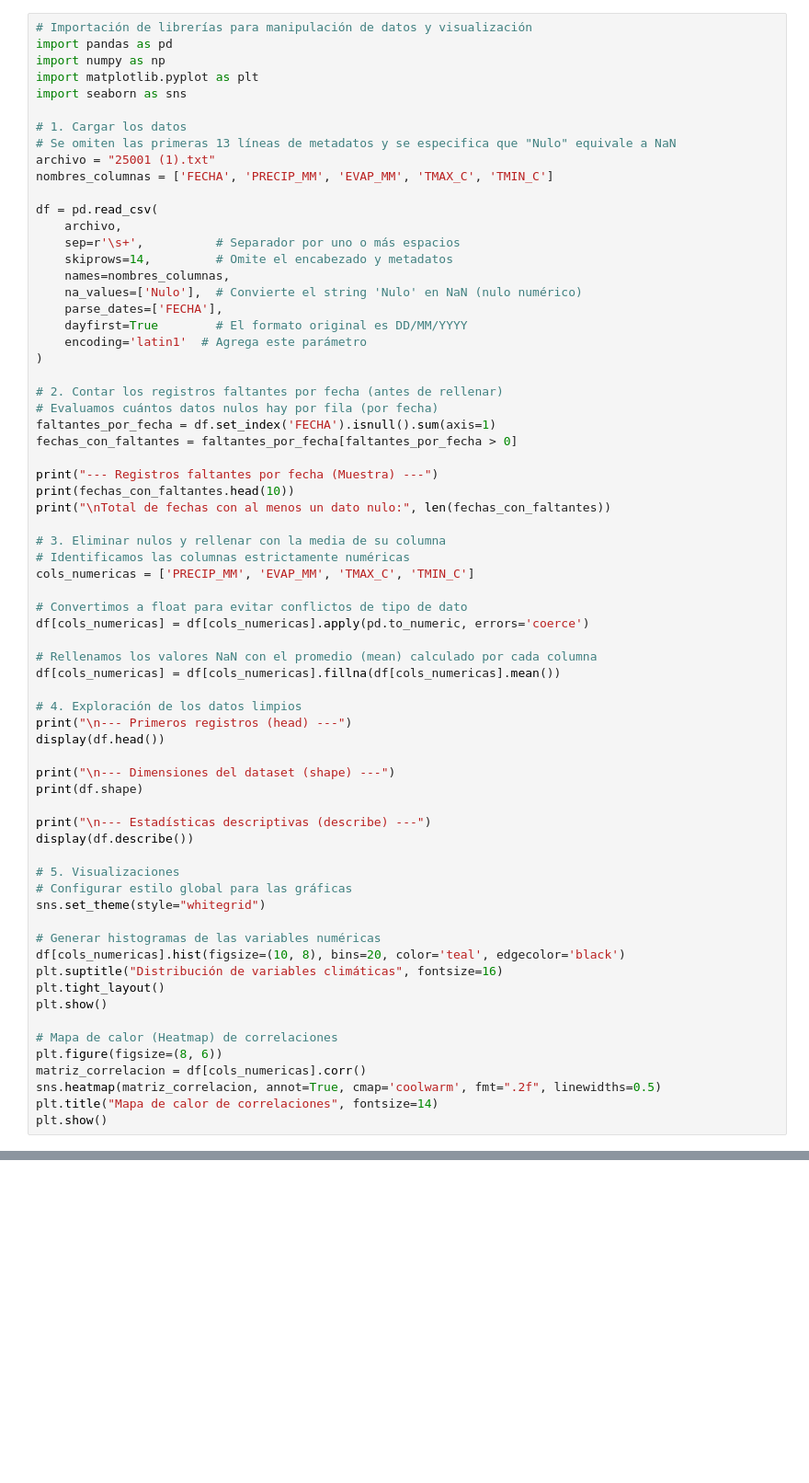
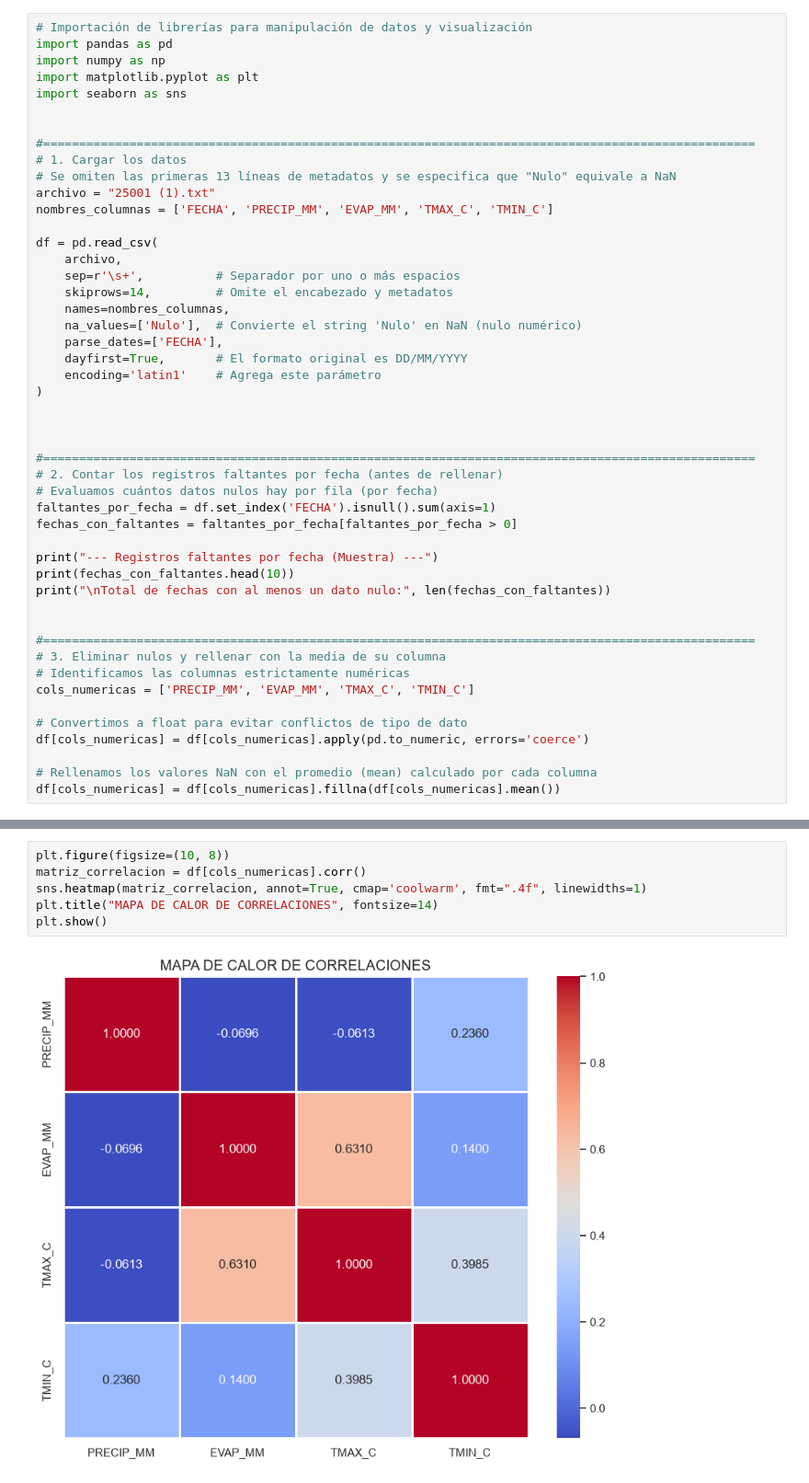
Before and after one commit to johan-aq/Procesamiento-de-archivo-TXT, a Jupyter notebook: ProcesamientoTXT.ipynb, the cells around one changed output, grey strips where cells are left out. Shown at 92% size. Drawn from its saved outputs; the diff is of its cells as text; blank space fills up the shorter version.

```diff
--- a/ProcesamientoTXT.ipynb
+++ b/ProcesamientoTXT.ipynb
@@ -5,6 +5,8 @@ import numpy as np
 import matplotlib.pyplot as plt
 import seaborn as sns
 
+
+#===================================================================================================
 # 1. Cargar los datos
 # Se omiten las primeras 13 líneas de metadatos y se especifica que "Nulo" equivale a NaN
 archivo = "25001 (1).txt"
@@ -17,10 +19,13 @@ df = pd.read_csv(
     names=nombres_columnas,
     na_values=['Nulo'],  # Convierte el string 'Nulo' en NaN (nulo numérico)
     parse_dates=['FECHA'],
-    dayfirst=True        # El formato original es DD/MM/YYYY
-    encoding='latin1'  # Agrega este parámetro
+    dayfirst=True,       # El formato original es DD/MM/YYYY
+    encoding='latin1'    # Agrega este parámetro
 )
 
+
+
+#===================================================================================================
 # 2. Contar los registros faltantes por fecha (antes de rellenar)
 # Evaluamos cuántos datos nulos hay por fila (por fecha)
 faltantes_por_fecha = df.set_index('FECHA').isnull().sum(axis=1)
@@ -30,6 +35,8 @@ print("--- Registros faltantes por fecha (Muestra) ---")
 print(fechas_con_faltantes.head(10))
 print("\nTotal de fechas con al menos un dato nulo:", len(fechas_con_faltantes))
 
+
+#===================================================================================================
 # 3. Eliminar nulos y rellenar con la media de su columna
 # Identificamos las columnas estrictamente numéricas
 cols_numericas = ['PRECIP_MM', 'EVAP_MM', 'TMAX_C', 'TMIN_C']
@@ -39,31 +46,4 @@ df[cols_numericas] = df[cols_numericas].apply(pd.to_numeric, errors='coerce')
 
 # Rellenamos los valores NaN con el promedio (mean) calculado por cada columna
 df[cols_numericas] = df[cols_numericas].fillna(df[cols_numericas].mean())
-
-# 4. Exploración de los datos limpios
-print("\n--- Primeros registros (head) ---")
-display(df.head())
-
-print("\n--- Dimensiones del dataset (shape) ---")
-print(df.shape)
-
-print("\n--- Estadísticas descriptivas (describe) ---")
-display(df.describe())
-
-# 5. Visualizaciones
-# Configurar estilo global para las gráficas
-sns.set_theme(style="whitegrid")
-
-# Generar histogramas de las variables numéricas
-df[cols_numericas].hist(figsize=(10, 8), bins=20, color='teal', edgecolor='black')
-plt.suptitle("Distribución de variables climáticas", fontsize=16)
-plt.tight_layout()
-plt.show()
-
-# Mapa de calor (Heatmap) de correlaciones
-plt.figure(figsize=(8, 6))
-matriz_correlacion = df[cols_numericas].corr()
-sns.heatmap(matriz_correlacion, annot=True, cmap='coolwarm', fmt=".2f", linewidths=0.5)
-plt.title("Mapa de calor de correlaciones", fontsize=14)
-plt.show()
 # %% [output]
@@ -125,0 +179,8 @@ ValueError: hist method requires numerical or datetime columns, nothing to plot.
+# %%
+plt.figure(figsize=(10, 8))
+matriz_correlacion = df[cols_numericas].corr()
+sns.heatmap(matriz_correlacion, annot=True, cmap='coolwarm', fmt=".4f", linewidths=1)
+plt.title("MAPA DE CALOR DE CORRELACIONES", fontsize=14)
+plt.show()
+# %% [output]
+[figure, added]
```
Also changed, not shown: parts of 24 cells of this notebook.
